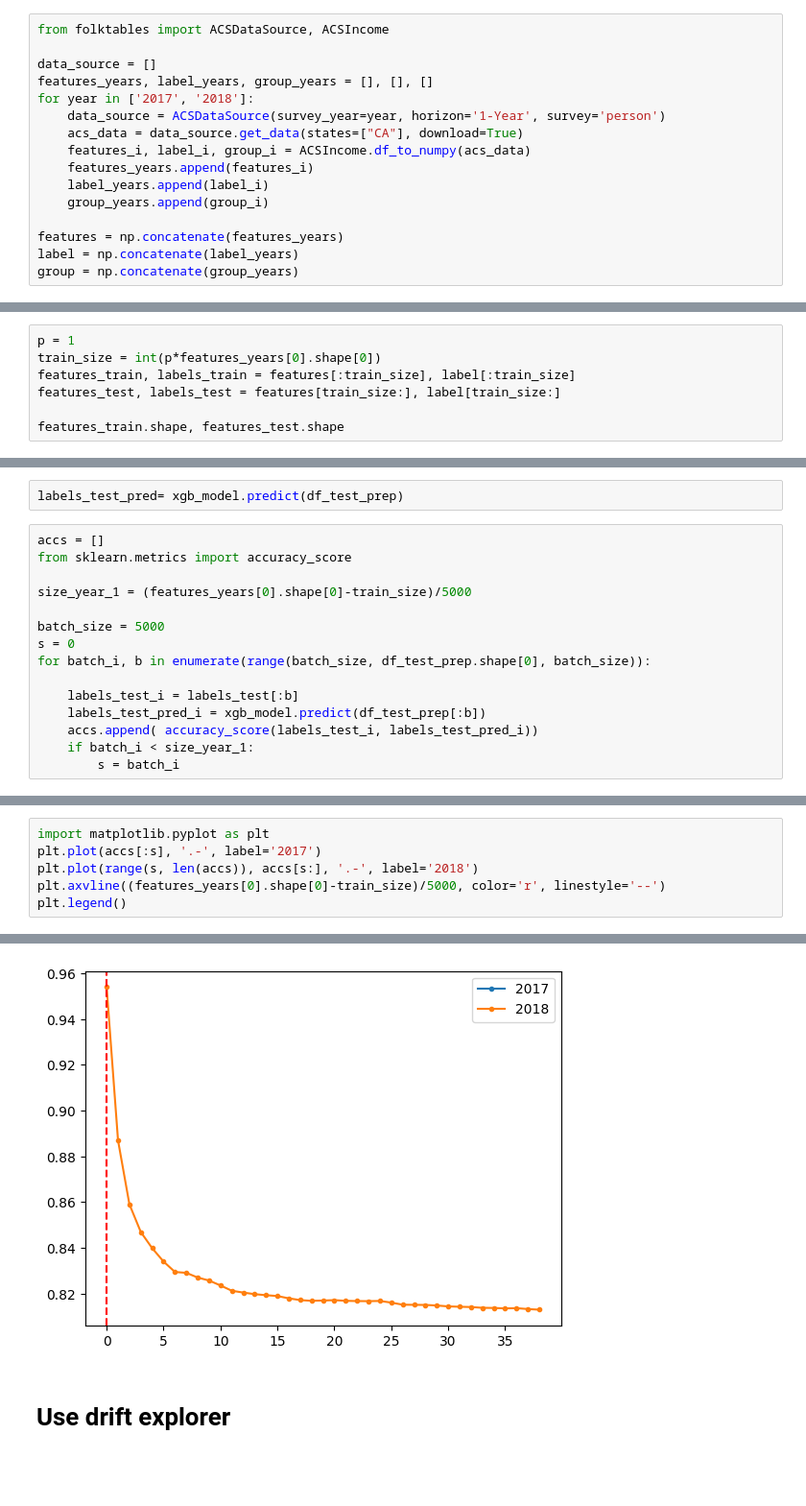
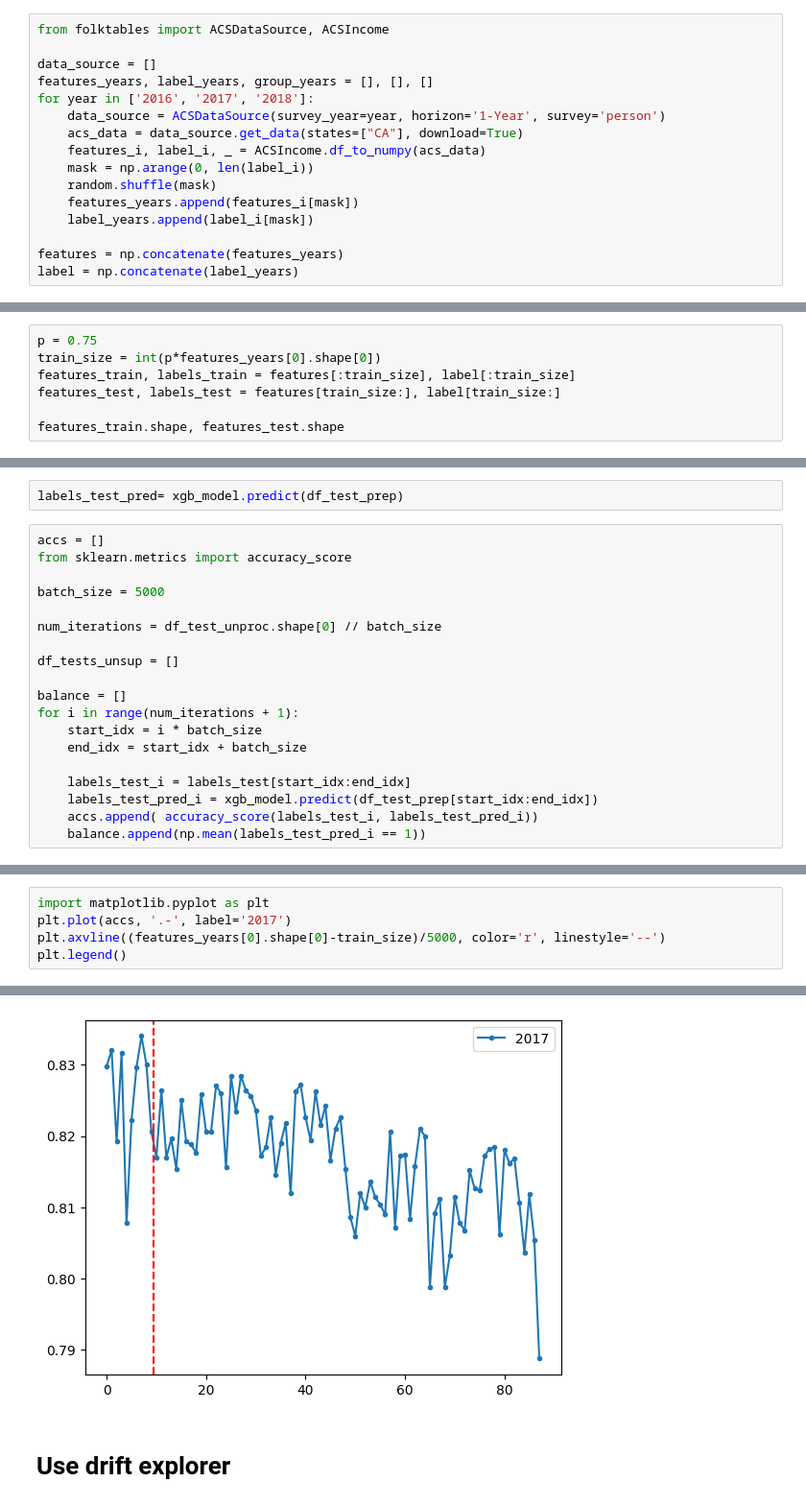
Before and after one commit to fgiobergia/DriftInspector, a Jupyter notebook: src/adult/folkstables.ipynb, the cells around one changed output, grey strips where cells are left out. Shown: that part at 96% size. Saved outputs shown, nothing was run; the diff lists cells and outputs as text; blank space fills up the shorter version.

```diff
--- a/src/adult/folkstables.ipynb
+++ b/src/adult/folkstables.ipynb
@@ -16,14 +16,14 @@ from folktables import ACSDataSource, ACSIncome
 
 data_source = []
 features_years, label_years, group_years = [], [], []
-for year in ['2017', '2018']:
+for year in ['2016', '2017', '2018']:
     data_source = ACSDataSource(survey_year=year, horizon='1-Year', survey='person')
     acs_data = data_source.get_data(states=["CA"], download=True)
-    features_i, label_i, group_i = ACSIncome.df_to_numpy(acs_data)
-    features_years.append(features_i)
-    label_years.append(label_i)
-    group_years.append(group_i)
+    features_i, label_i, _ = ACSIncome.df_to_numpy(acs_data)
+    mask = np.arange(0, len(label_i))
+    random.shuffle(mask)
+    features_years.append(features_i[mask])
+    label_years.append(label_i[mask])
 
 features = np.concatenate(features_years)
 label = np.concatenate(label_years)
-group = np.concatenate(group_years)
@@ -38,5 +32,5 @@ ACSIncome.target
 # %%
-p = 1
+p = 0.75
 train_size = int(p*features_years[0].shape[0])
 features_train, labels_train = features[:train_size], label[:train_size]
 features_test, labels_test = features[train_size:], label[train_size:]
@@ -107,14 +101,18 @@ labels_test_pred= xgb_model.predict(df_test_prep)
 accs = []
 from sklearn.metrics import accuracy_score
 
-size_year_1 = (features_years[0].shape[0]-train_size)/5000
+batch_size = 5000
 
-batch_size = 5000
-s = 0
-for batch_i, b in enumerate(range(batch_size, df_test_prep.shape[0], batch_size)):
+num_iterations = df_test_unproc.shape[0] // batch_size
 
-    labels_test_i = labels_test[:b]
-    labels_test_pred_i = xgb_model.predict(df_test_prep[:b])
+df_tests_unsup = []
+
+balance = []
+for i in range(num_iterations + 1):
+    start_idx = i * batch_size
+    end_idx = start_idx + batch_size
+
+    labels_test_i = labels_test[start_idx:end_idx]
+    labels_test_pred_i = xgb_model.predict(df_test_prep[start_idx:end_idx])
     accs.append( accuracy_score(labels_test_i, labels_test_pred_i))
-    if batch_i < size_year_1:
-        s = batch_i
+    balance.append(np.mean(labels_test_pred_i == 1))
@@ -121,12 +124,11 @@ for batch_i, b in enumerate(range(batch_size, df_test_prep.shape[0], batch_size)
 # %%
 import matplotlib.pyplot as plt
-plt.plot(accs[:s], '.-', label='2017')
-plt.plot(range(s, len(accs)), accs[s:], '.-', label='2018')
+plt.plot(accs, '.-', label='2017')
 plt.axvline((features_years[0].shape[0]-train_size)/5000, color='r', linestyle='--')
 plt.legend()
 # %% [output]
 <matplotlib.legend.Legend at 0x...>
-[figure, old version]
+[figure, new version]
 # %% [markdown]
 # Use drift explorer
 # %%
```
Also changed, not shown: parts of 21 cells of this notebook.
